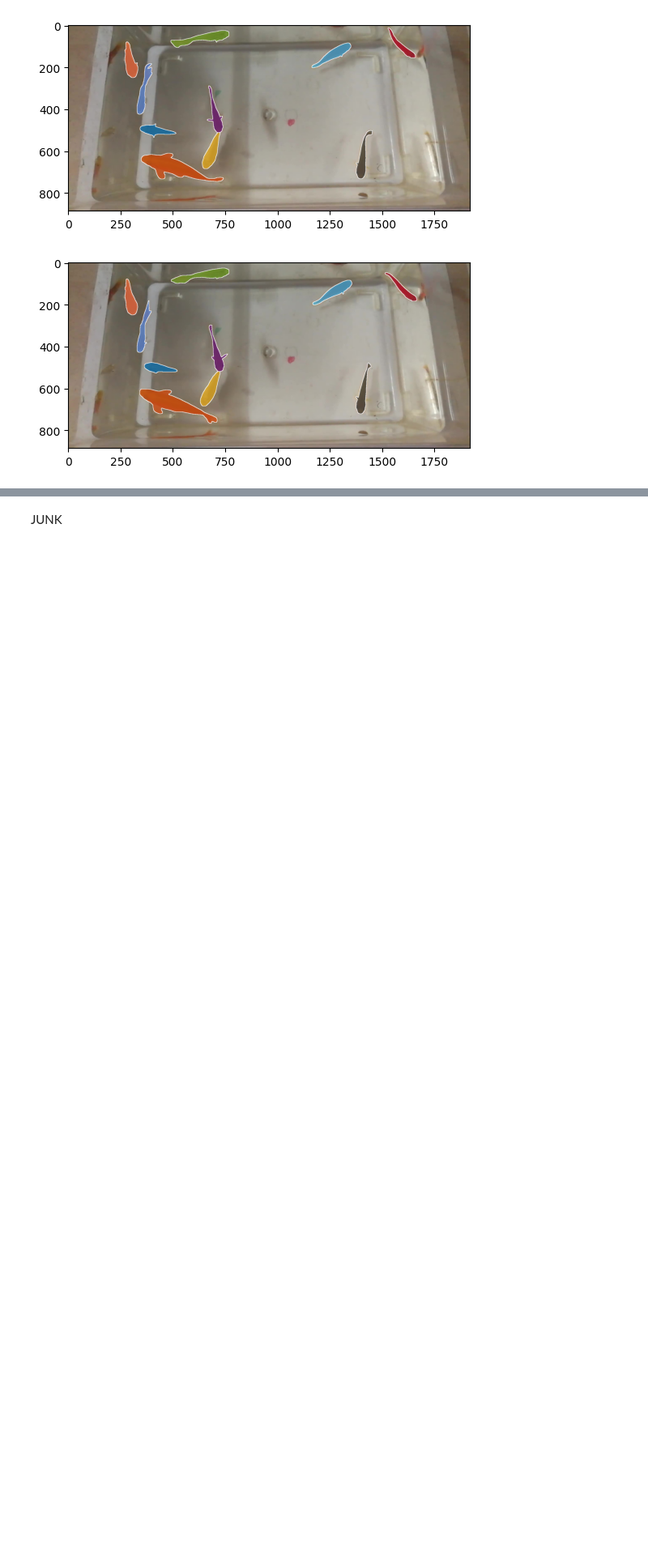
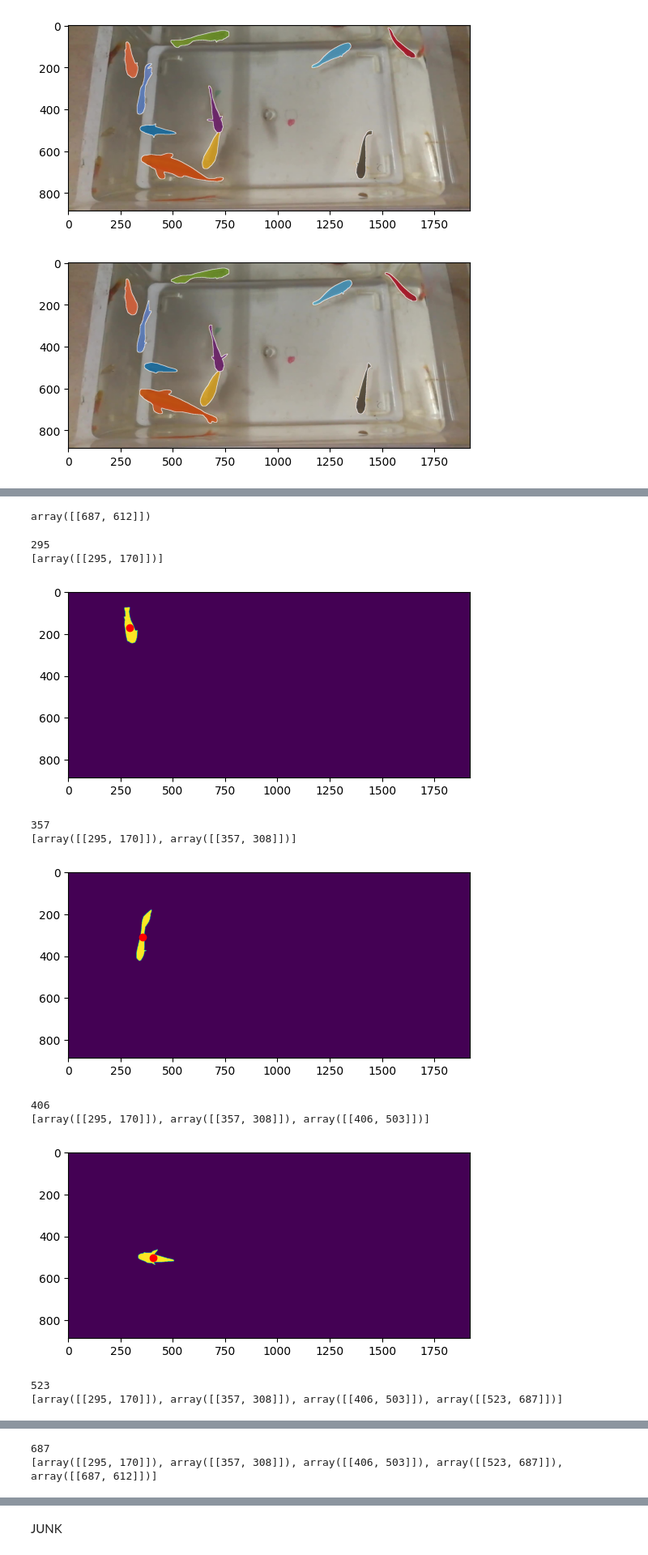
Before and after one commit to jpitagc/VOS-E-SAM, a Jupyter notebook: videoPipeline.ipynb, the cells around one changed output, grey strips where cells are left out. Shown at 81% size. Drawn from its saved outputs; the diff is of its cells as text; code cells hidden in the pictures; blank space fills up the shorter version.

```diff
--- a/videoPipeline.ipynb
+++ b/videoPipeline.ipynb
@@ -284,0 +288,48 @@ CORRECTING SAM REFINEMENT
+# %%
+def get_best_point_of_interest(segmentation_mask):
+    # Find contours in the segmentation mask
+    points = []
+    contours, _ = cv2.findContours(segmentation_mask, cv2.RETR_EXTERNAL, cv2.CHAIN_APPROX_SIMPLE)
+    for contour in contours:
+        # Extract the bounding box coordinates of the contour
+        M = cv2.moments(contour)
+        points.append([int(M["m10"] / M["m00"]), int(M["m01"] / M["m00"])])
+
+    return np.array(points).astype('int')
+# %%
+ann = [a for a in annTrain if a['video_id'] == vidTrain[0]['id']]
+masks = [(annToMask(a, 0) * (i + 1)) for i, a in enumerate(ann)]
+initial_mask = unifyMasks(masks, vidTrain[0]['width'], vidTrain[0]['height'])
+# %%
+get_best_point_of_interest(masks[4])
+# %% [output]
+array([[687, 612]])
+# %%
+all_points = []
+for mask in masks:
+
+    points = get_best_point_of_interest(mask)
+    all_points.append(points)
+    plt.imshow(mask)
+    print(points[0][0])
+    print(all_points)
+    plt.scatter(points[0][0], points[0][1], c='red', marker='o')
+
+    # Set the axis limits
+    plt.xlim(0, mask.shape[1])
+    plt.ylim(mask.shape[0], 0)
+
+    # Show the plot
+    plt.show()
+# %% [output]
+295
+[array([[295, 170]])]
+[figure, added]
+357
+[array([[295, 170]]), array([[357, 308]])]
+[figure, added]
+406
+[array([[295, 170]]), array([[357, 308]]), array([[406, 503]])]
+[figure, added]
+523
+[array([[295, 170]]), array([[357, 308]]), array([[406, 503]]), array([[523, 687]])]
@@ -284,0 +337,2 @@ CORRECTING SAM REFINEMENT
+687
+[array([[295, 170]]), array([[357, 308]]), array([[406, 503]]), array([[523, 687]]), array([[687, 612]])]
```
Also changed, not shown: parts of 22 cells of this notebook, 2 other files.
